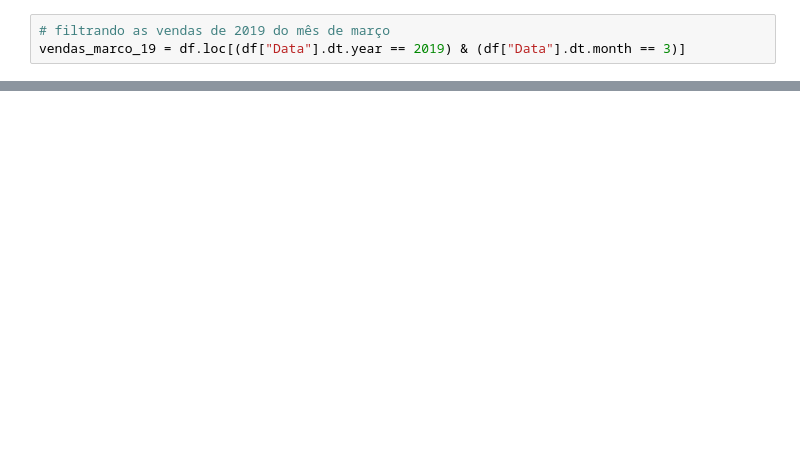
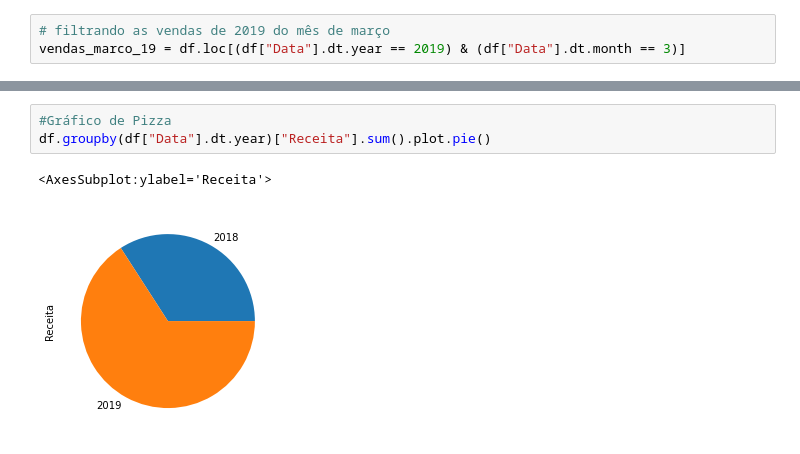
Before and after one commit to leonardodamata/Analise_Dados_com_Python_Pandas, a Jupyter notebook: Trabalhando_com_Planilhas_do_Excel_e_com_Data.ipynb, the cells around one changed output, grey strips where cells are left out. Saved outputs shown, nothing was run; the diff lists cells and outputs as text; blank space fills up the shorter version.

```diff
--- a/Trabalhando_com_Planilhas_do_Excel_e_com_Data.ipynb
+++ b/Trabalhando_com_Planilhas_do_Excel_e_com_Data.ipynb
@@ -326,0 +368,6 @@ vendas_marco_19 = df.loc[(df["Data"].dt.year == 2019) & (df["Data"].dt.month ==
+# %%
+#Gráfico de Pizza
+df.groupby(df["Data"].dt.year)["Receita"].sum().plot.pie()
+# %% [output]
+<AxesSubplot:ylabel='Receita'>
+[figure, added]
```
Also changed, not shown: parts of 26 cells of this notebook, 3 other files.
